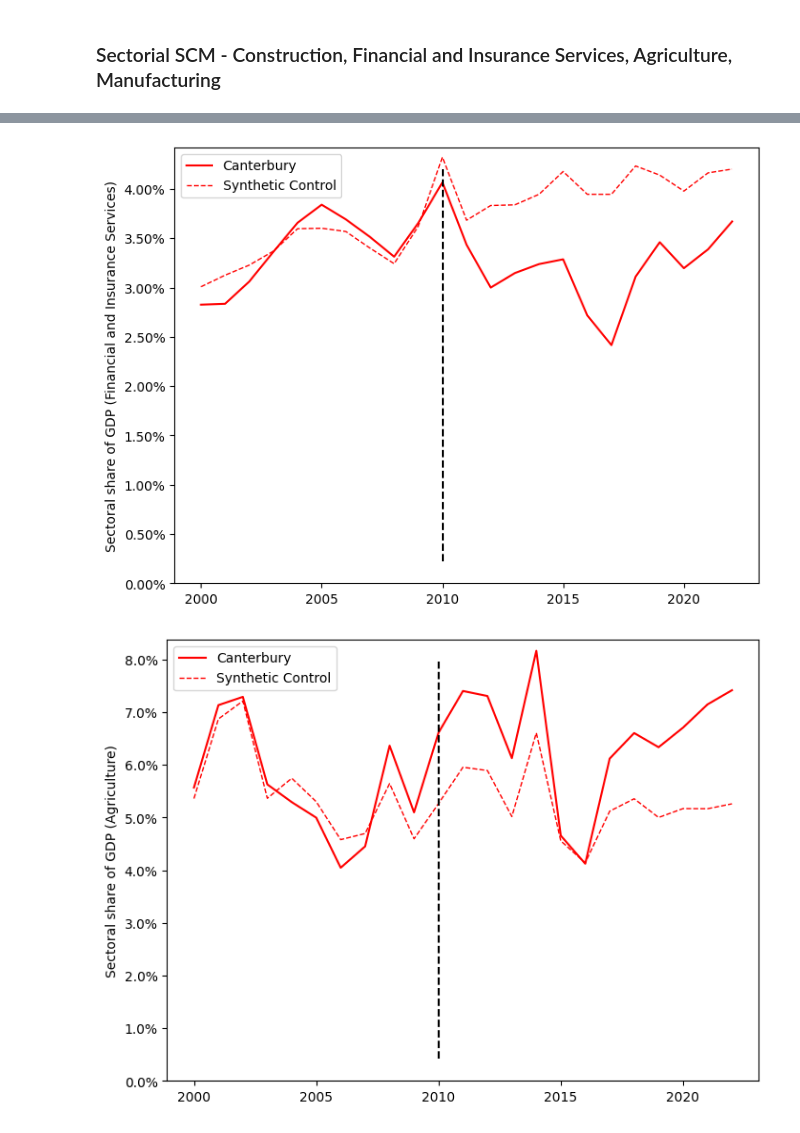
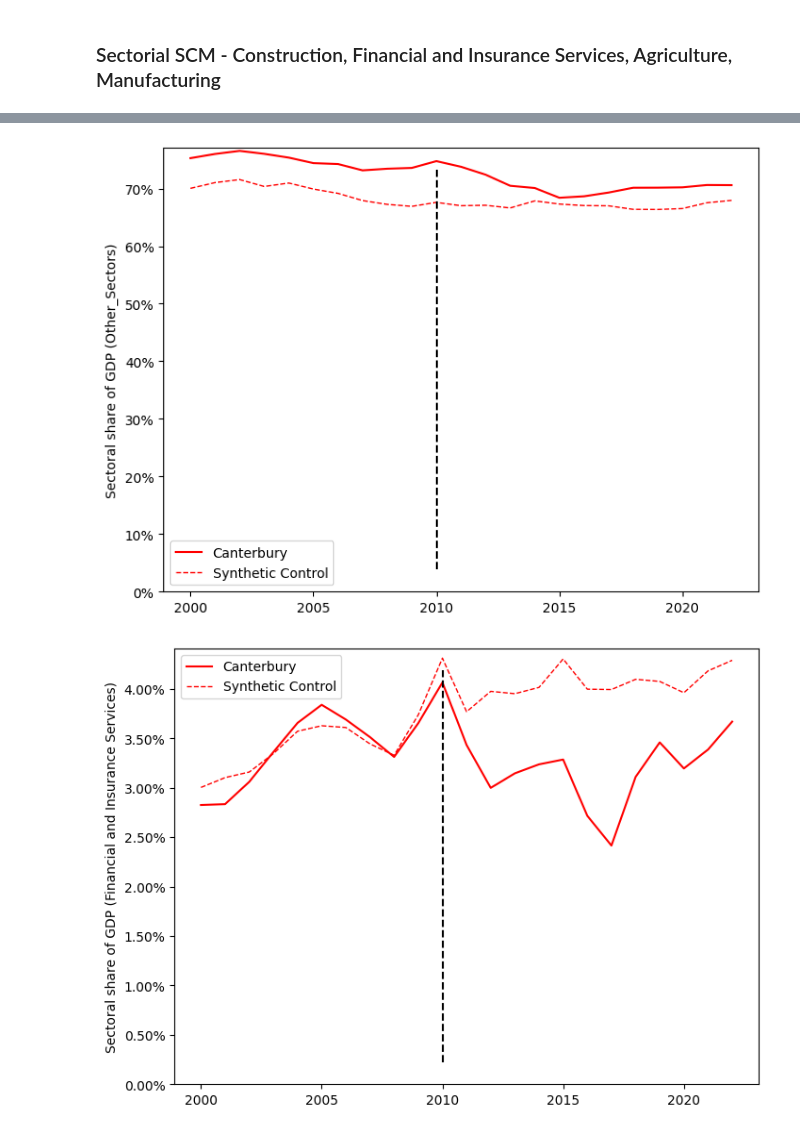
Before and after one commit to diodz/dpl-earthquakes, a Jupyter notebook: notebooks/Canterbury SCM.ipynb, the cells around one changed output, grey strips where cells are left out. Cells and saved outputs as stored; diff of their text form; code cells hidden in the pictures.

```diff
--- a/notebooks/Canterbury SCM.ipynb
+++ b/notebooks/Canterbury SCM.ipynb
@@ -219,10 +246,11 @@ importlib.reload(util)
 df = nz_util.clean_data_for_synthetic_control()
 df['Tertiary Share'] = df['Tertiary'] / df['Population']
 
-sectors_to_analyze = ["Construction", "Financial and Insurance Services", "Agriculture", "Manufacturing", "Rental, Hiring and Real Estate Services"]
+df['Other_Sectors'] = df[[v for v in nz_util.SECTORIAL_GDP_VARIABLES if v != 'Construction']].sum(axis=1)
+sectors_to_analyze = ["Construction", "Other_Sectors", "Financial and Insurance Services", "Agriculture", "Manufacturing", "Rental, Hiring and Real Estate Services"]
 res = {}
 for variable in sectors_to_analyze:
-    predictors_lst = [var for var in nz_util.SECTORIAL_GDP_VARIABLES if var != variable]
+    predictors_lst = ['Construction'] if variable == 'Other_Sectors' else [var for var in nz_util.SECTORIAL_GDP_VARIABLES if var != variable]
     dataprep = Dataprep(
         foo=df,
         predictors=predictors_lst,
@@ -233,32 +261,32 @@ for variable in sectors_to_analyze:
             ("Tertiary Share", range(2008, 2009), "mean")
         ],
         dependent=variable,
         unit_variable="Region",
         time_variable="Year",
         treatment_identifier="Canterbury",
         controls_identifier=[
             "Auckland",
             "Bay of Plenty",
             "Gisborne",
             "Hawke's Bay",
             "Manawatu-Whanganui",
             "Marlborough",
             "Northland",
             "Otago",
             "Southland",
             "Taranaki",
             "Tasman/Nelson",
             "Waikato",
             "Wellington",
             "West Coast"
         ],
         time_optimize_ssr=range(2000, 2009),
     )
     synth = Synth()
     synth.fit(dataprep=dataprep, optim_method="Nelder-Mead", optim_initial="equal")
     nz_res = util.synth_plot_sector(synth, time_period=range(2000, 2023), treatment_time=2010, filename=f'nz_scm_{variable}.png', sector=variable)
     res[variable] = nz_res.copy(deep=True)
 # %% [output]
 [figure]
-[figure, old version]
+[figure, new version]
-[figure, old version]
+[figure, new version]
```
Also changed, not shown: parts of 10 cells of this notebook, 6 other files.
